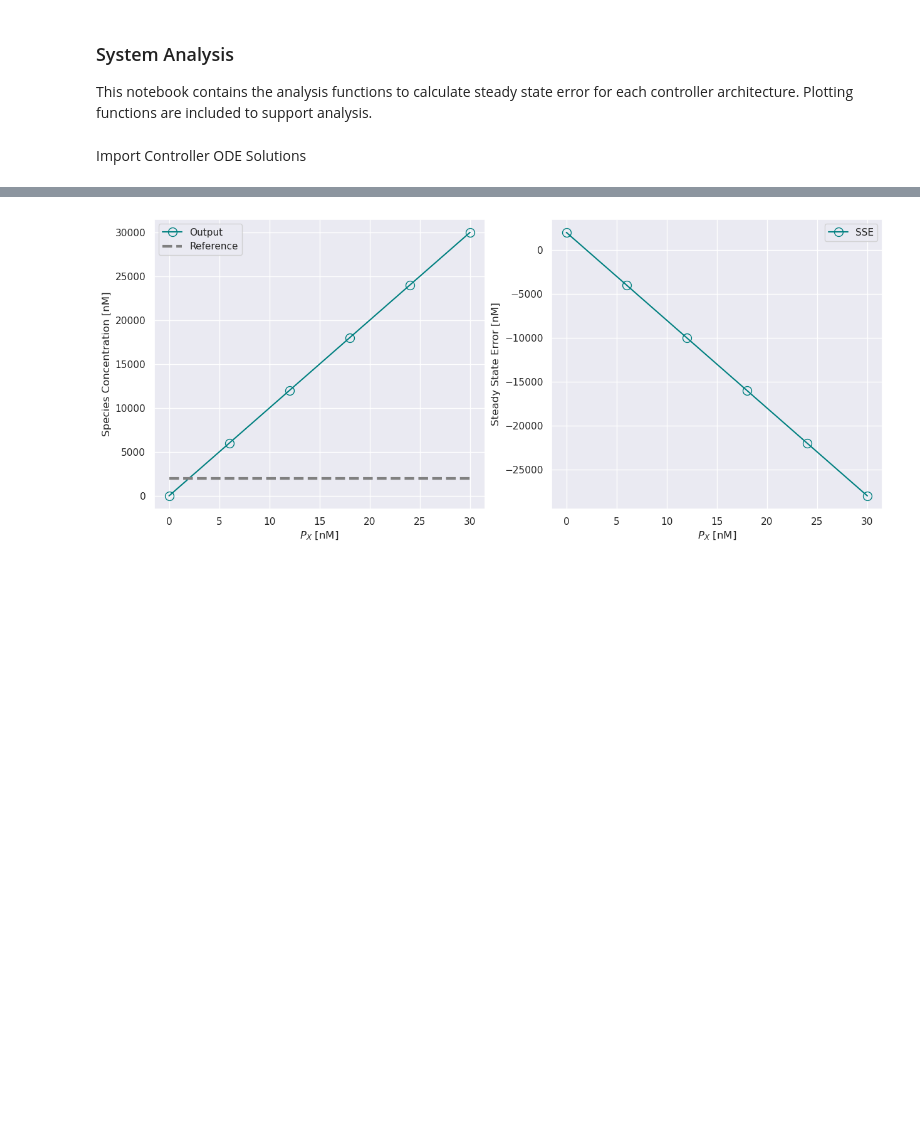
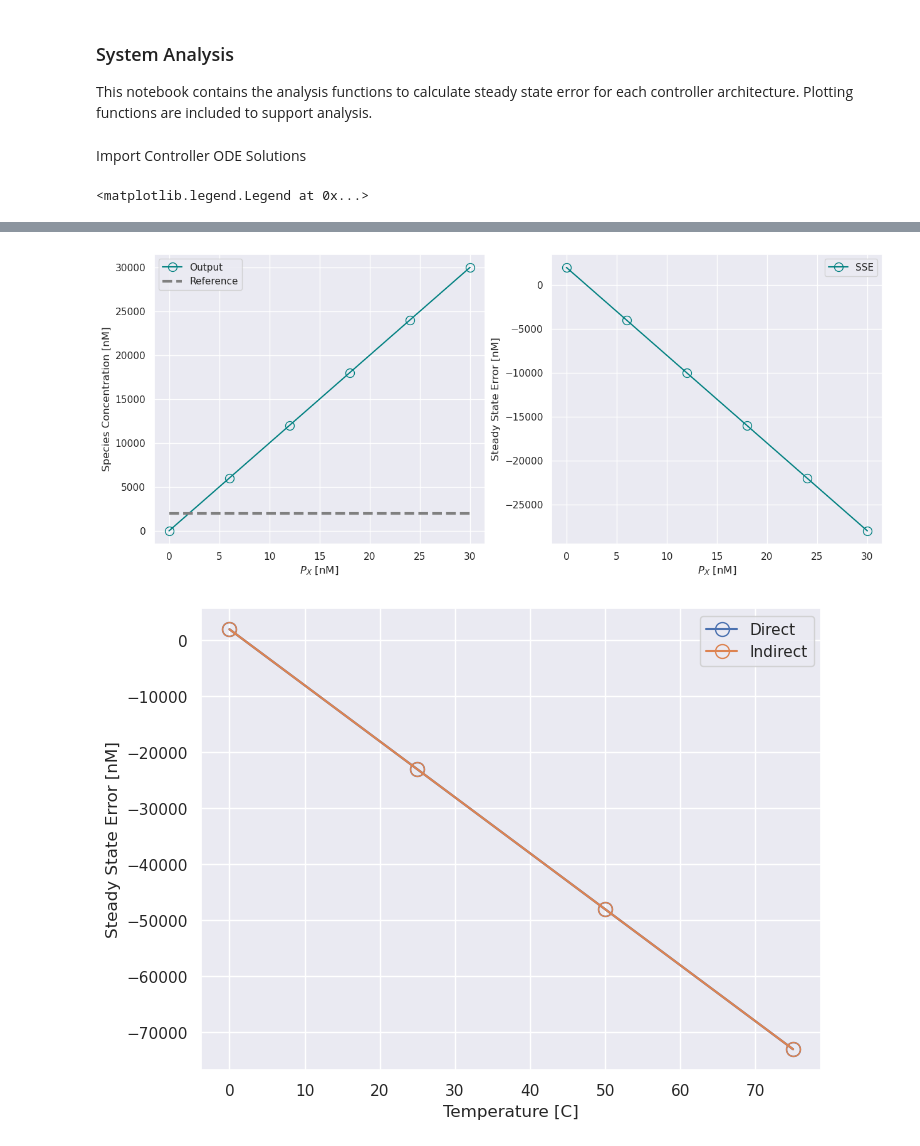
Before and after one commit to spackman/sysbio_RNA_controllers, a Jupyter notebook: analysis.ipynb, the cells around one changed output, grey strips where cells are left out. Drawn from its saved outputs; the diff is of its cells as text; code cells hidden in the pictures; blank space fills up the shorter version.

Commit message:
add temperature dependence plot

```diff
--- a/analysis.ipynb
+++ b/analysis.ipynb
@@ -83,31 +83,58 @@ def plot_fig2b(ax, fig2b_data):
     ax.set_xlabel(to_latex_label("P_X")  + " [nM]")
     ax.set_ylabel("Steady State Error [nM]")
     return ax.figure, ax
-    return
+
+def plot_temp_dependence(ax, temperatures, controller_func, label):
+    steady_state_errors = []
+    for temp in temperatures:
+        SSE = calculate_SSE(controller_func(temp))
+        steady_state_errors.append(SSE)
+    ax.plot(temperatures, steady_state_errors, label=label, marker = "o", markersize=10, fillstyle="none")
+
+    ax.set_xlabel("Temperature [C]")
+    ax.set_ylabel("Steady State Error [nM]")
+
+    return ax.figure, ax
 # %%
 import matplotlib.pyplot as plt
 
+# =========================================
+# Figure 1 e-f
+# =========================================
 
-# Figure 1 e-f
 fig, axs = plt.subplots(1,2, figsize=(15,6))
 fig, axs[0] = plot_solution(axs[0], dcl_solution())
 fig, axs[1] = plot_input_output(axs[1], dcl_solution())
 
 for ax in axs.flatten():
     ax.legend()
 
+# =========================================
+# Figure 2a-b
+# =========================================
 
-# Figure 2a-b
 fig2a_data = get_fig2a_data(dcl_solution)
 fig2b_data = get_fig2b_data(dcl_solution)
 
 fig, axs = plt.subplots(1,2, figsize=(15,6))
 fig, axs[0] =  plot_fig2a(axs[0], fig2a_data)
 fig, axs[1] =  plot_fig2b(axs[1], fig2b_data)
 
 
 for ax in axs.flatten():
     ax.legend()
+
+# =========================================
+# Temperature Dependence
+# =========================================
+fig, ax = plt.subplots(figsize=(8,6))
+temperatures = [0, 25, 50, 75]
+fig, ax = plot_temp_dependence(ax, temperatures, dcl_solution, label="Direct")
+fig, ax = plot_temp_dependence(ax, temperatures, dcl_solution, label="Indirect")
+
+ax.legend()
 # %% [output]
+<matplotlib.legend.Legend at 0x...>
 [figure]
 [figure]
+[figure, added]
```
